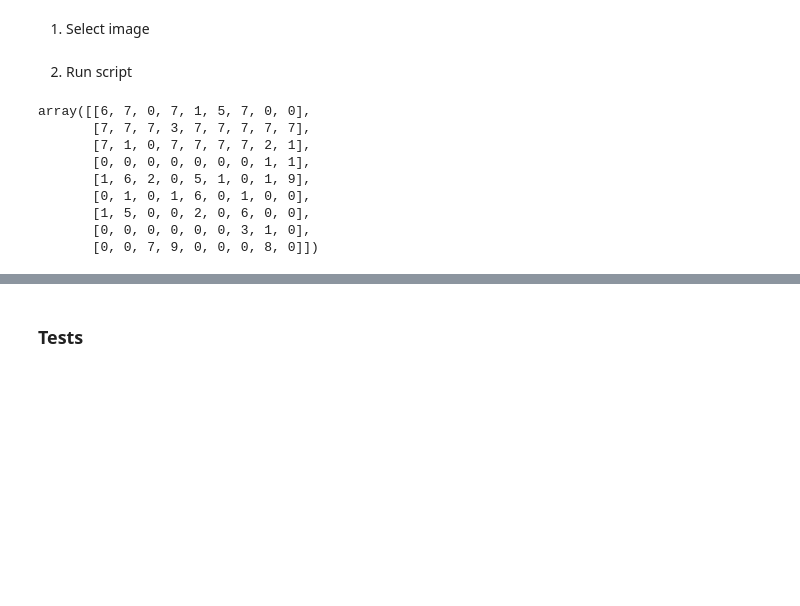
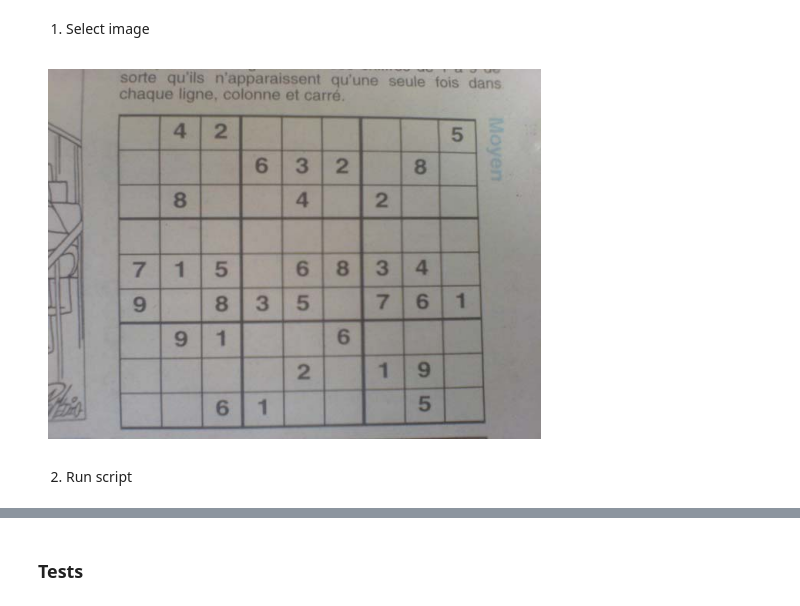
Before and after one commit to Bartosz7/ISR-2024W-SudokuSolver, a Jupyter notebook: notebooks/final_evaluation.ipynb, the cells around one changed output, grey strips where cells are left out. Drawn from its saved outputs; the diff is of its cells as text; code cells hidden in the pictures; blank space fills up the shorter version.

```diff
--- a/notebooks/final_evaluation.ipynb
+++ b/notebooks/final_evaluation.ipynb
@@ -13,20 +21,20 @@ if project_root not in sys.path:
 # %% [markdown]
 1. Select image
 # %%
-IMAGE_PATH = "C:\\Users\\barto\\Documents\\DS2024Z\\ISR\\ISR-2024W-SudokuSolver\\src\\image129.jpg"
+from pathlib import Path
+IMAGE_PATH = Path("C:\\Users\\barto\\Documents\\DS2024Z\\ISR\\ISR-2024W-SudokuSolver\\data\\sudoku_dataset\\v2_train\\v2_train\\image10.jpg")
+# %%
+# show image
+from PIL import Image
+import matplotlib.pyplot as plt
+
+image = Image.open(IMAGE_PATH)
+plt.imshow(image)
+plt.axis('off')
+plt.show()
+# %% [output]
+[figure, added]
 # %% [markdown]
 2. Run script
 # %%
 from src.solve_sudoku_from_image import solve_sudoku_from_image
-# %%
-solve_sudoku_from_image(IMAGE_PATH)
-# %% [output]
-array([[6, 7, 0, 7, 1, 5, 7, 0, 0],
-       [7, 7, 7, 3, 7, 7, 7, 7, 7],
-       [7, 1, 0, 7, 7, 7, 7, 2, 1],
-       [0, 0, 0, 0, 0, 0, 0, 1, 1],
-       [1, 6, 2, 0, 5, 1, 0, 1, 9],
-       [0, 1, 0, 1, 6, 0, 1, 0, 0],
-       [1, 5, 0, 0, 2, 0, 6, 0, 0],
-       [0, 0, 0, 0, 0, 0, 3, 1, 0],
-       [0, 0, 7, 9, 0, 0, 0, 8, 0]])
```
Also changed, not shown: parts of 4 cells of this notebook, 3 other files.
